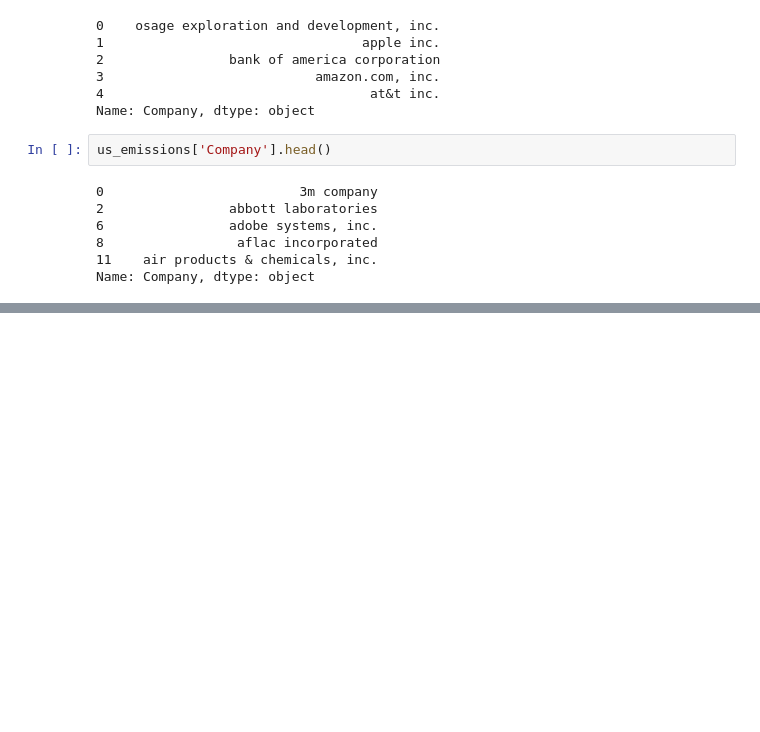
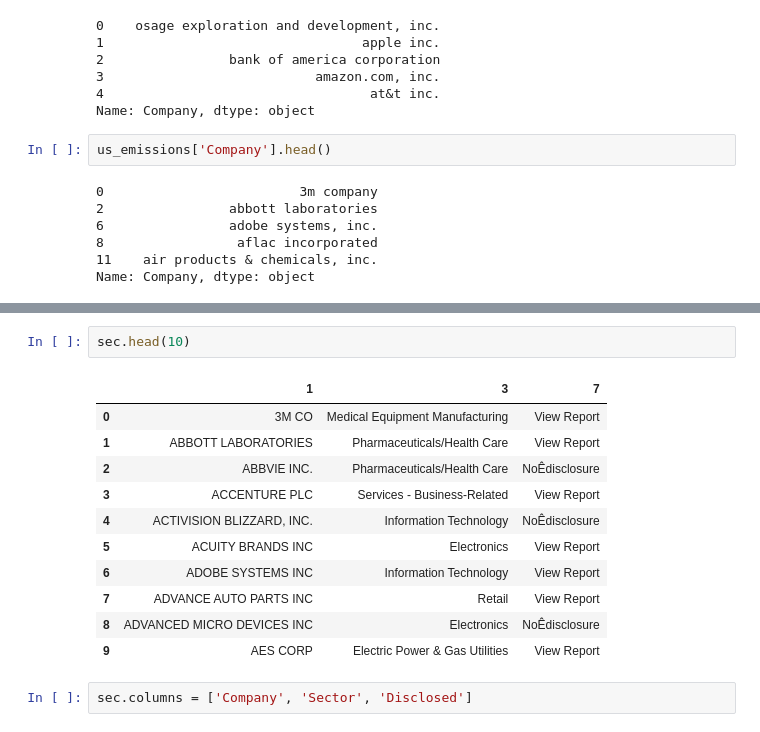
Before and after one commit to kellieotto/clean_energy_hack, a Jupyter notebook: notebooks/01-cdp_emissions_data_exploration.ipynb, the cells around one changed output, grey strips where cells are left out. Drawn from its saved outputs; the diff is of its cells as text; blank space fills up the shorter version.

```diff
--- a/notebooks/01-cdp_emissions_data_exploration.ipynb
+++ b/notebooks/01-cdp_emissions_data_exploration.ipynb
@@ -175,0 +197,16 @@ Name: Company, dtype: object
+# %%
+sec.head(10)
+# %% [output]
+|  | 1 | 3 | 7 |
+| 0 | 3M CO | Medical Equipment Manufacturing | View Report |
+| 1 | ABBOTT LABORATORIES | Pharmaceuticals/Health Care | View Report |
+| 2 | ABBVIE INC. | Pharmaceuticals/Health Care | NoÊdisclosure |
+| 3 | ACCENTURE PLC | Services - Business-Related | View Report |
+| 4 | ACTIVISION BLIZZARD, INC. | Information Technology | NoÊdisclosure |
+| 5 | ACUITY BRANDS INC | Electronics | View Report |
+| 6 | ADOBE SYSTEMS INC | Information Technology | View Report |
+| 7 | ADVANCE AUTO PARTS INC | Retail | View Report |
+| 8 | ADVANCED MICRO DEVICES INC | Electronics | NoÊdisclosure |
+| 9 | AES CORP | Electric Power & Gas Utilities | View Report |
+# %%
+sec.columns = ['Company', 'Sector', 'Disclosed']
```
Also changed, not shown: parts of 11 cells of this notebook, 6 other files.
